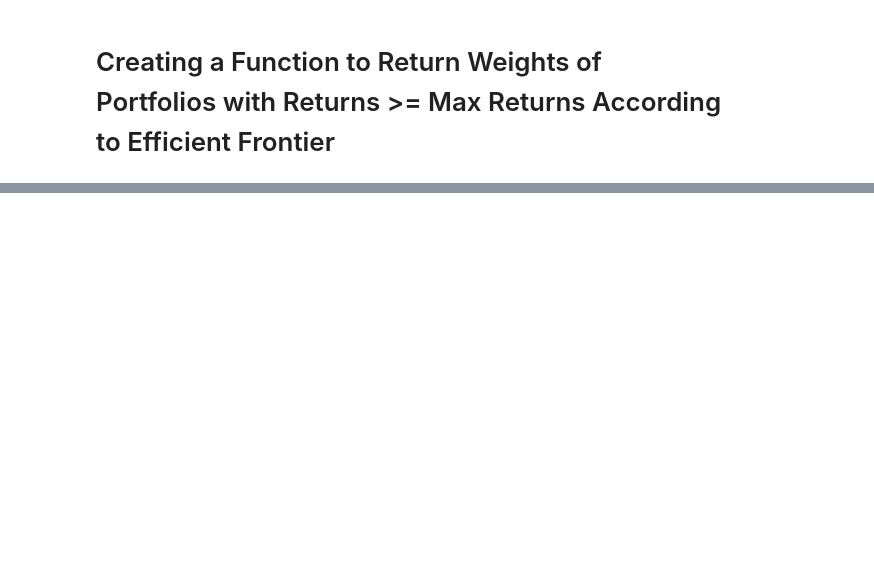
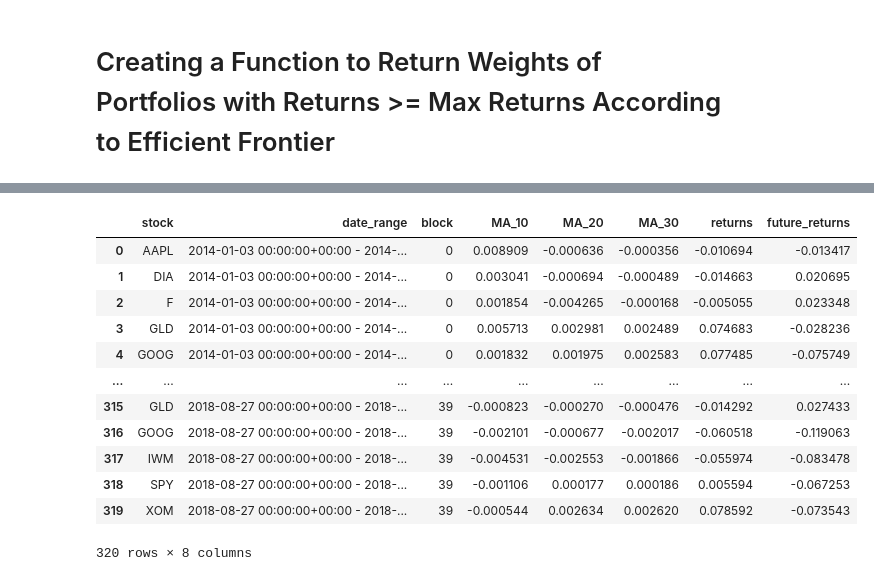
Before and after one commit to artemmiyy/DS340w, a Jupyter notebook: Modern_Portfolio_Theory_in_PythonV2.ipynb, the cells around one changed output, grey strips where cells are left out. Drawn from its saved outputs; the diff is of its cells as text; code cells hidden in the pictures; blank space fills up the shorter version.

```diff
--- a/Modern_Portfolio_Theory_in_PythonV2.ipynb
+++ b/Modern_Portfolio_Theory_in_PythonV2.ipynb
@@ -159,0 +164,19 @@ best_sharpe
+# %%
+first_30['date_range'] = str(min(first_30.index)) + ' - ' + str(max(first_30.index))
+# %%
+first_30 = first_30.replace(float('NaN'), 0)
+# %%
+data = pd.DataFrame(columns = ['stock', 'date_range', 'block', 'MA_10', 'MA_20', 'MA_30', 'returns', 'future_returns'])
+
+for i in range(8):
+  stock = first_30.columns[i]
+  MA_10 = first_30.iloc[-10:,i].mean()
+  MA_20 = first_30.iloc[-20:,i].mean()
+  MA_30 = first_30.iloc[:,i].mean()
+  returns = first_30.iloc[:,i].sum()
+  date_range = first_30['date_range'][0]
+  future_returns = 1
+  block = 1
+  row = [stock, date_range, block, MA_10, MA_20, MA_30, returns, future_returns]
+
+  data.loc[len(data)] = row
@@ -159,0 +235,3 @@ best_sharpe
+# %%
+%%capture
+training = create_input_data(['DIA', 'SPY', 'GLD', 'AAPL', 'XOM', 'GOOG', 'F', 'IWM'], start = "2014-01-01", end = "2019-01-01")
@@ -159,0 +241,16 @@ best_sharpe
+# %%
+training
+# %% [output]
+|  | stock | date_range | block | MA_10 | MA_20 | MA_30 | returns | future_returns |
+| 0 | AAPL | 2014-01-03 00:00:00+00:00 - 2014-... | 0 | 0.008909 | -0.000636 | -0.000356 | -0.010694 | -0.013417 |
+| 1 | DIA | 2014-01-03 00:00:00+00:00 - 2014-... | 0 | 0.003041 | -0.000694 | -0.000489 | -0.014663 | 0.020695 |
+| 2 | F | 2014-01-03 00:00:00+00:00 - 2014-... | 0 | 0.001854 | -0.004265 | -0.000168 | -0.005055 | 0.023348 |
+| 3 | GLD | 2014-01-03 00:00:00+00:00 - 2014-... | 0 | 0.005713 | 0.002981 | 0.002489 | 0.074683 | -0.028236 |
+| 4 | GOOG | 2014-01-03 00:00:00+00:00 - 2014-... | 0 | 0.001832 | 0.001975 | 0.002583 | 0.077485 | -0.075749 |
+| ... | ... | ... | ... | ... | ... | ... | ... | ... |
+| 315 | GLD | 2018-08-27 00:00:00+00:00 - 2018-... | 39 | -0.000823 | -0.000270 | -0.000476 | -0.014292 | 0.027433 |
+| 316 | GOOG | 2018-08-27 00:00:00+00:00 - 2018-... | 39 | -0.002101 | -0.000677 | -0.002017 | -0.060518 | -0.119063 |
+| 317 | IWM | 2018-08-27 00:00:00+00:00 - 2018-... | 39 | -0.004531 | -0.002553 | -0.001866 | -0.055974 | -0.083478 |
+| 318 | SPY | 2018-08-27 00:00:00+00:00 - 2018-... | 39 | -0.001106 | 0.000177 | 0.000186 | 0.005594 | -0.067253 |
+| 319 | XOM | 2018-08-27 00:00:00+00:00 - 2018-... | 39 | -0.000544 | 0.002634 | 0.002620 | 0.078592 | -0.073543 |
+320 rows × 8 columns
```
Also changed, not shown: parts of 28 cells of this notebook.
